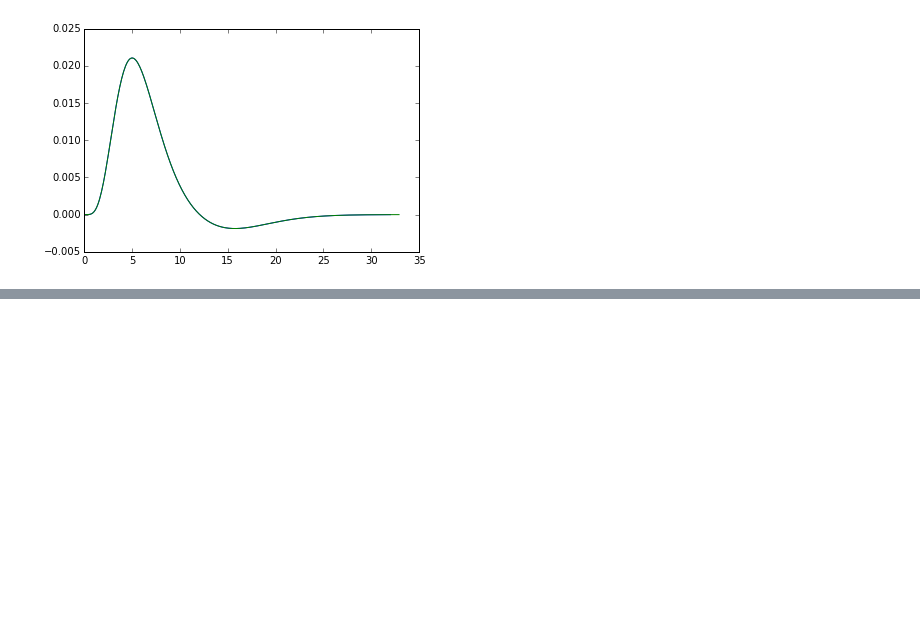
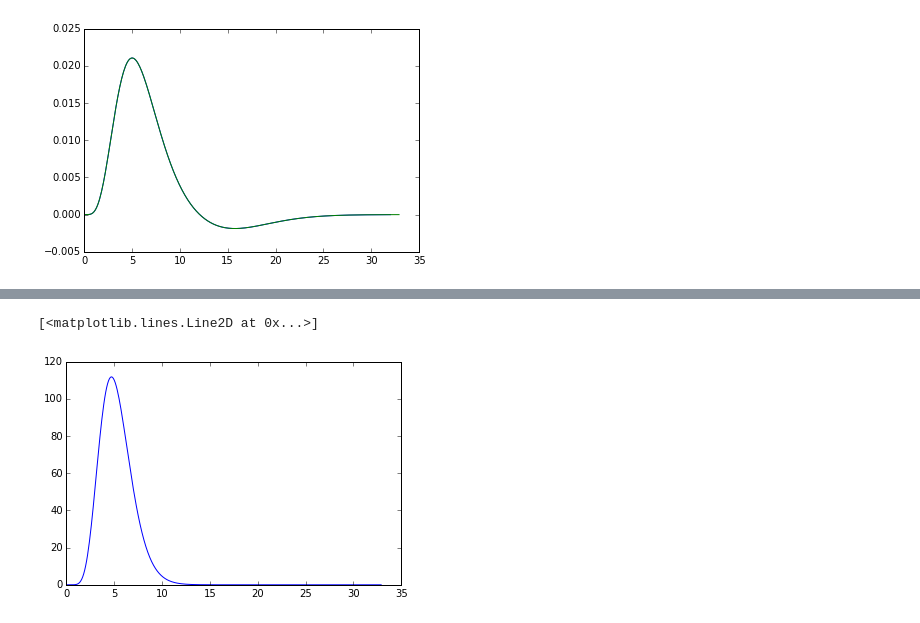
Before and after one commit to matthew-brett/pna2015, a Jupyter notebook: day5/spm_hrf.ipynb, the cells around one changed output, grey strips where cells are left out. Drawn from its saved outputs; the diff is of its cells as text; code cells hidden in the pictures; blank space fills up the shorter version.

```diff
--- a/day5/spm_hrf.ipynb
+++ b/day5/spm_hrf.ipynb
@@ -42,0 +65,8 @@ plt.plot(t[:n_spm], hrf_from_spm, t, spm_hrf(t))
+# %%
+def afni_hrf(t):
+   return t ** 8.6 * np.exp(-t / 0.547)
+# %%
+plt.plot(t, afni_hrf(t))
+# %% [output]
+[<matplotlib.lines.Line2D at 0x...>]
+[figure, added]
```
Also changed, not shown: parts of 5 cells of this notebook, 1 other file.
